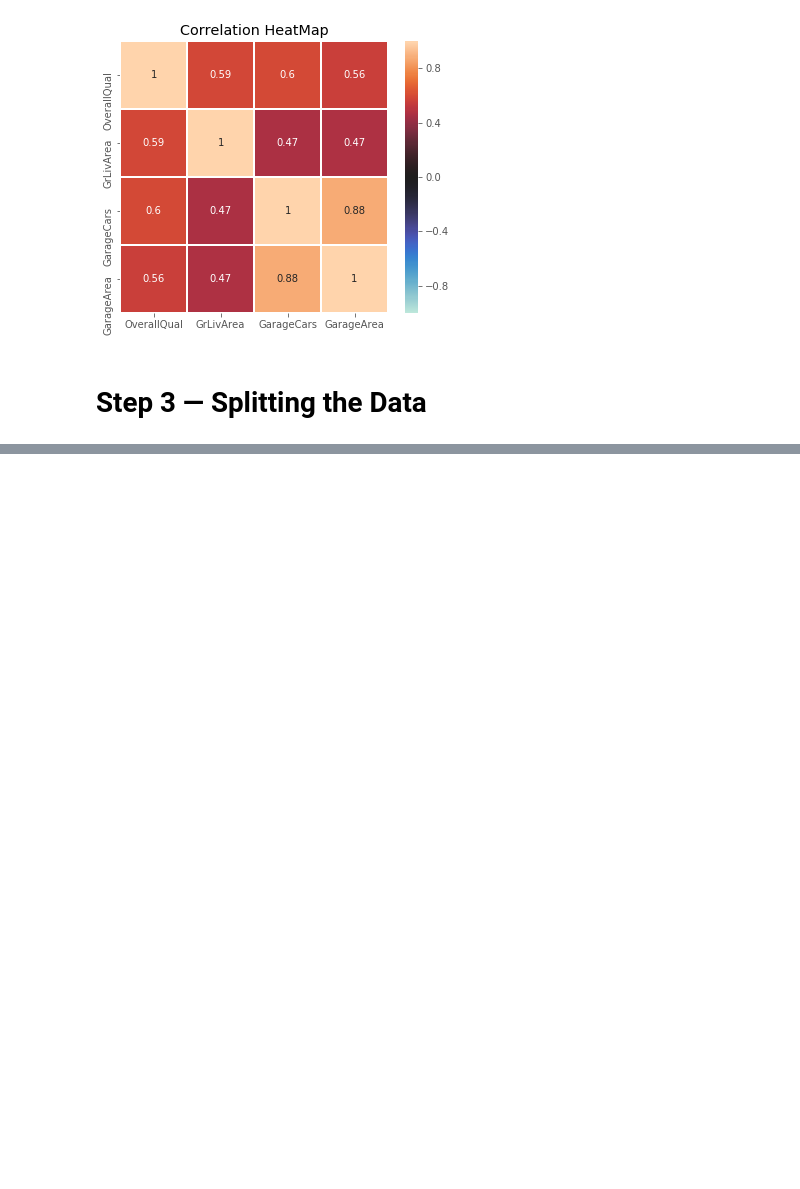
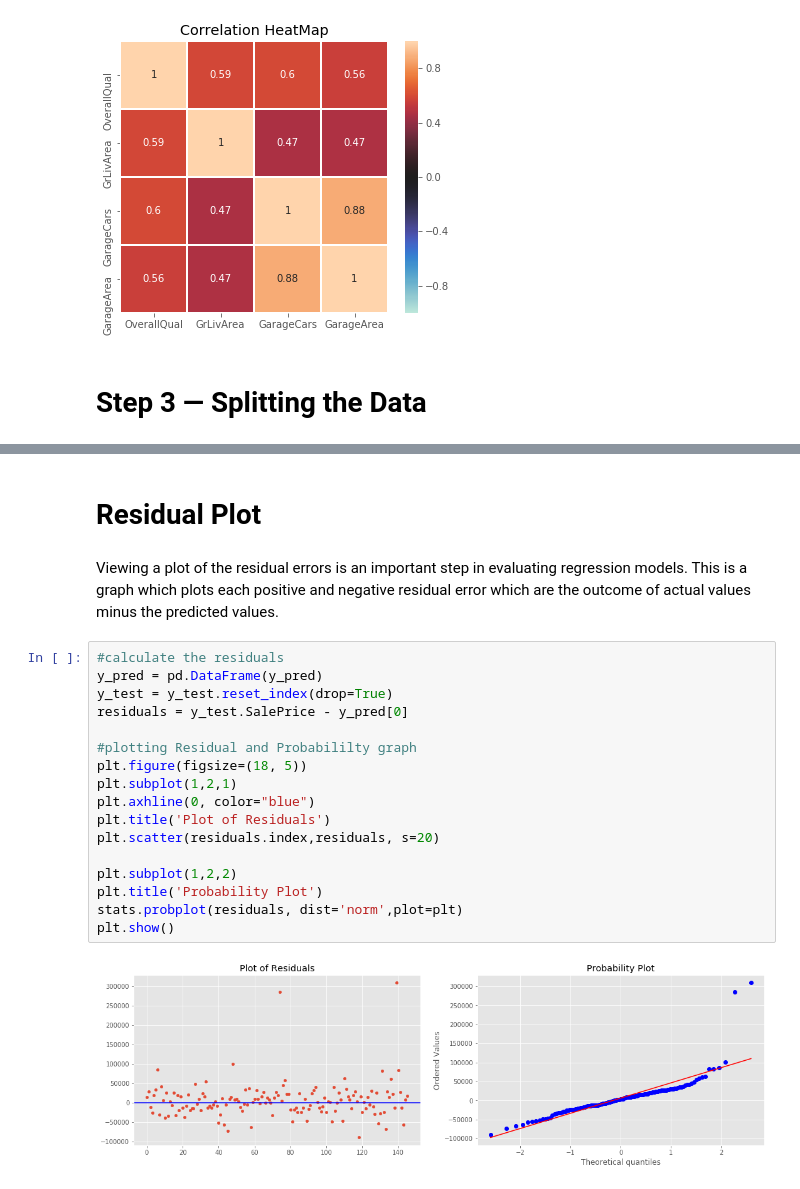
Before and after one commit to MohdShihab/Practices, a Jupyter notebook: Documents/4. Data Science/Home Prices Use Case/HomePricesPredictionUseCase.ipynb, the cells around one changed output, grey strips where cells are left out. Drawn from its saved outputs; the diff is of its cells as text; blank space fills up the shorter version.

Commit message:
commit - reaching out to Step #3

```diff
--- a/Documents/4. Data Science/Home Prices Use Case/HomePricesPredictionUseCase.ipynb
+++ b/Documents/4. Data Science/Home Prices Use Case/HomePricesPredictionUseCase.ipynb
@@ -161,0 +358,23 @@ plt.show()
+# %% [markdown]
+# Residual Plot
+# %% [markdown]
+Viewing a plot of the residual errors is an important step in evaluating regression models. This is a graph which plots each positive and negative residual error which are the outcome of actual values minus the predicted values.
+# %%
+#calculate the residuals
+y_pred = pd.DataFrame(y_pred)
+y_test = y_test.reset_index(drop=True)
+residuals = y_test.SalePrice - y_pred[0]
+
+#plotting Residual and Probabililty graph
+plt.figure(figsize=(18, 5))
+plt.subplot(1,2,1)
+plt.axhline(0, color="blue")
+plt.title('Plot of Residuals')
+plt.scatter(residuals.index,residuals, s=20)
+
+plt.subplot(1,2,2)
+plt.title('Probability Plot')
+stats.probplot(residuals, dist='norm',plot=plt)
+plt.show()
+# %% [output]
+[figure, added]
```
Also changed, not shown: parts of 27 cells of this notebook.
